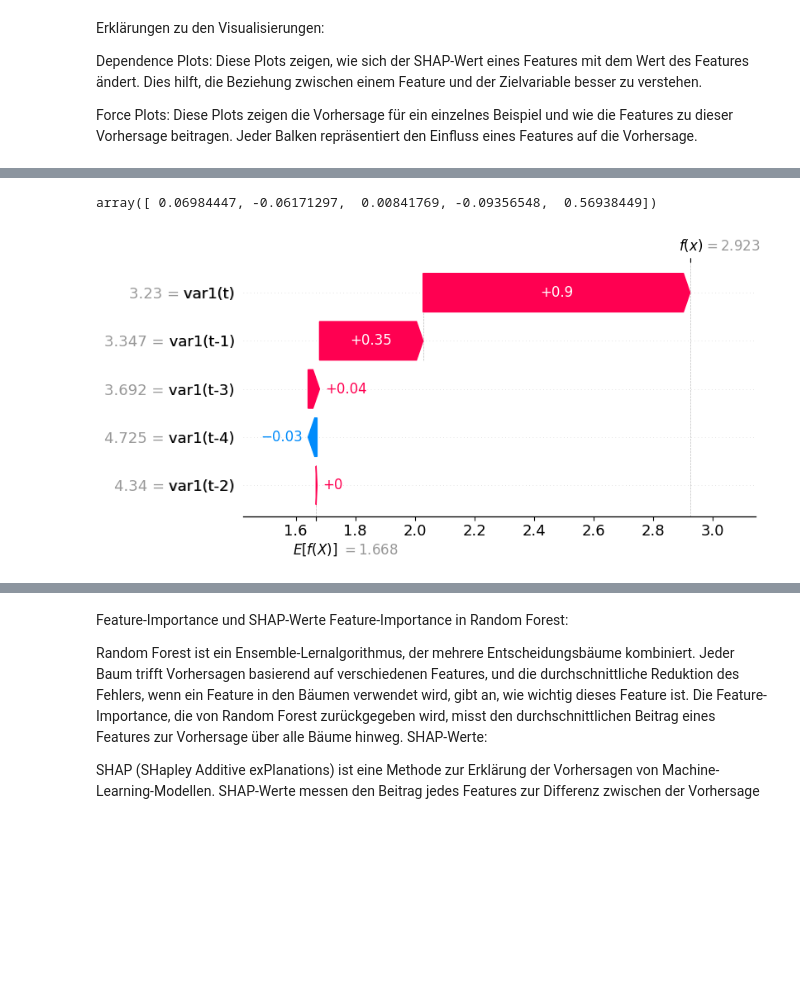
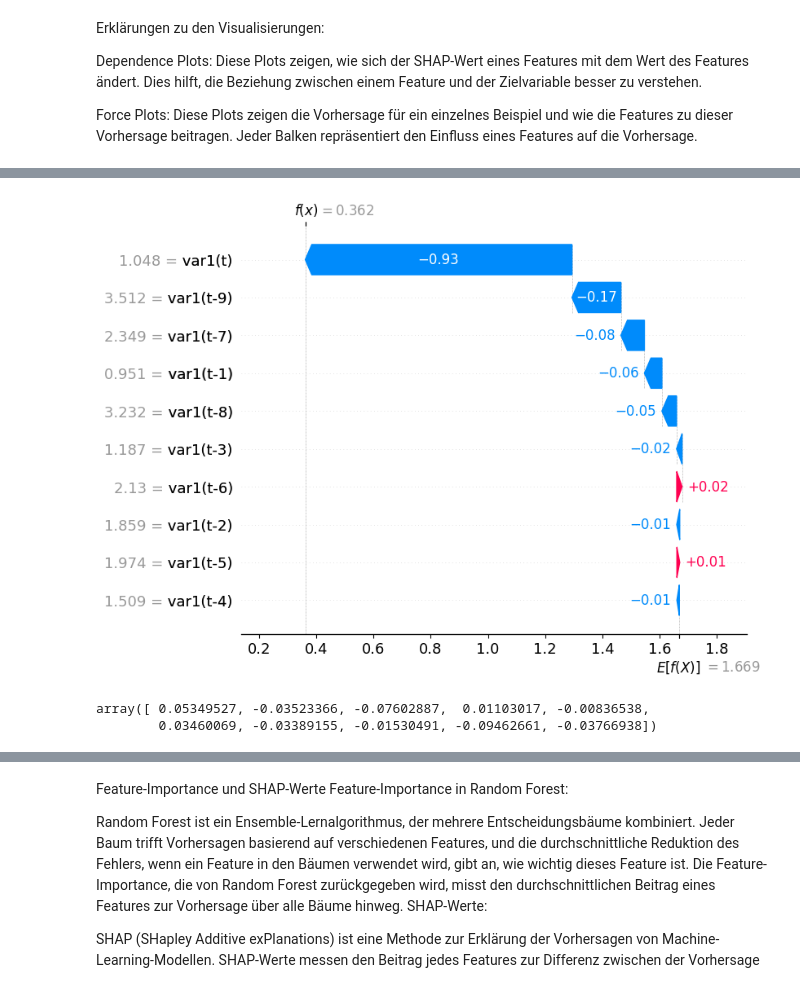
Before and after one commit to mmelinanna/xaiplayground, a Jupyter notebook: random_forest.ipynb, the cells around one changed output, grey strips where cells are left out. Saved outputs shown, nothing was run; the diff lists cells and outputs as text; code cells hidden in the pictures; blank space fills up the shorter version.

```diff
--- a/random_forest.ipynb
+++ b/random_forest.ipynb
@@ -514,6 +785,6 @@ data_concatenated
 90 rows × 2 columns
 # %%
 data_concatenated
-tsl = time_series_lagger(data_concatenated.loc[:,"values"].to_list(), n_in=5, n_out=1)
+tsl = time_series_lagger(data_concatenated.loc[:,"values"].to_list(), n_in=10, n_out=1)
 tsl
 # %% [output]
@@ -558,9 +836,11 @@ import matplotlib.pyplot as plt
 # %%
 # Features und Target definieren
 X_trainRFR = data_train[['var1(t-4)', 'var1(t-3)', 'var1(t-2)', 'var1(t-1)', 'var1(t)']]
+X_trainRFR = data_train.iloc[:,:-1]  # ALL FEATURES (>5) except "var1(t+1)"
 y_trainRFR = data_train['var1(t+1)']
 
-x_testRFR = data_test[['var1(t-4)', 'var1(t-3)', 'var1(t-2)', 'var1(t-1)', 'var1(t)']]
+X_testRFR = data_test[['var1(t-4)', 'var1(t-3)', 'var1(t-2)', 'var1(t-1)', 'var1(t)']]
+X_testRFR = data_test.iloc[:,:-1]  # ALL FEATURES (>5) except "var1(t+1)"
 y_testRFR = data_test['var1(t+1)']
 # %%
 train_df.head()
@@ -791,8 +1181,4 @@ Force Plots: Diese Plots zeigen die Vorhersage für ein einzelnes Beispiel und w
 # %%
-# SHAP Werte berechnen
-explainer = shap.TreeExplainer(model)
-shap_values = explainer.shap_values(X_trainRFR)
-
 # Abhängigkeits-Plots (Dependence Plots) erstellen
 for feature_name in X_trainRFR.columns:
     shap.dependence_plot(feature_name, shap_values, X_trainRFR, feature_names=X_trainRFR.columns)
@@ -810,18 +1201,17 @@ shap.force_plot(explainer.expected_value, shap_values[sample_index], X_trainRFR.
 [interactive output not drawn]
 <shap.plots._force.AdditiveForceVisualizer at 0x...>
-# %%
-explainer = shap.TreeExplainer(model)
-shap_values = explainer.shap_values(X_trainRFR)
-
-shap_values[0]
-# %% [output]
-array([ 0.06984447, -0.06171297,  0.00841769, -0.09356548,  0.56938449])
 # %%
 # SHAP Werte berechnen
-explainer = shap.Explainer(model, X_trainRFR)
-shap_values = explainer(x_testRFR)
+#explainer = shap.Explainer(model, X_trainRFR)
+#explainer = shap.TreeExplainer(model)
+shap_values_expl = explainer(X_testRFR)
 
 # Waterfall Diagramm für eine einzelne Vorhersage (z.B. die erste)
-shap.waterfall_plot(shap_values[1])
+shap.waterfall_plot(shap_values_expl[4])
 # %% [output]
-[figure, old version]
+[figure, new version]
+# %%
+shap_values[4]
+# %% [output]
+array([ 0.05349527, -0.03523366, -0.07602887,  0.01103017, -0.00836538,
+        0.03460069, -0.03389155, -0.01530491, -0.09462661, -0.03766938])
```
Also changed, not shown: parts of 35 cells of this notebook, 3 other files.
